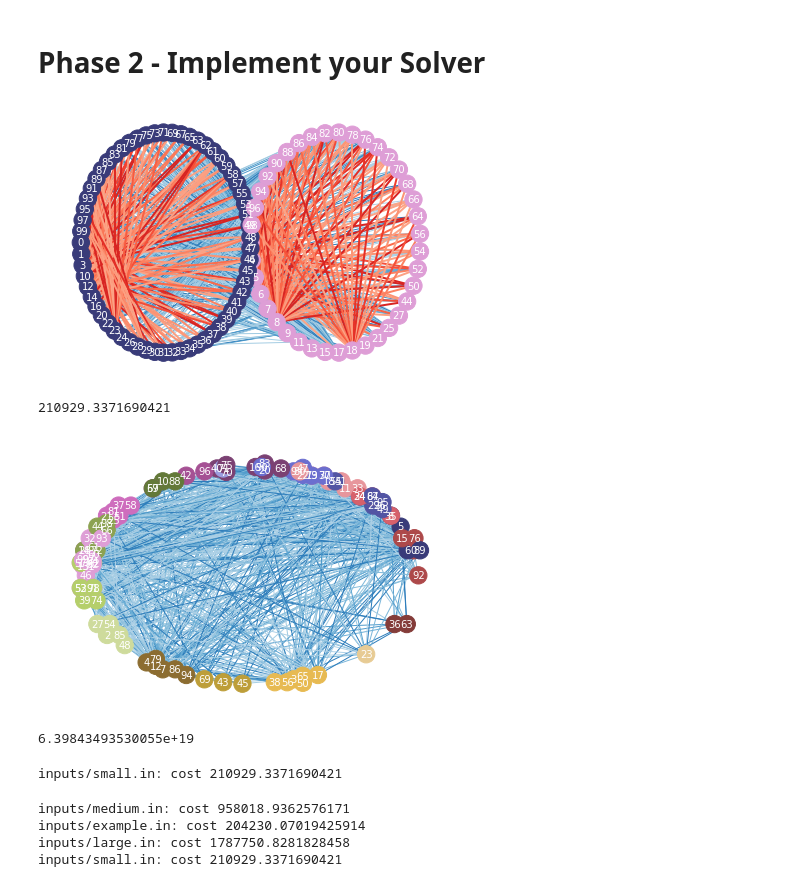
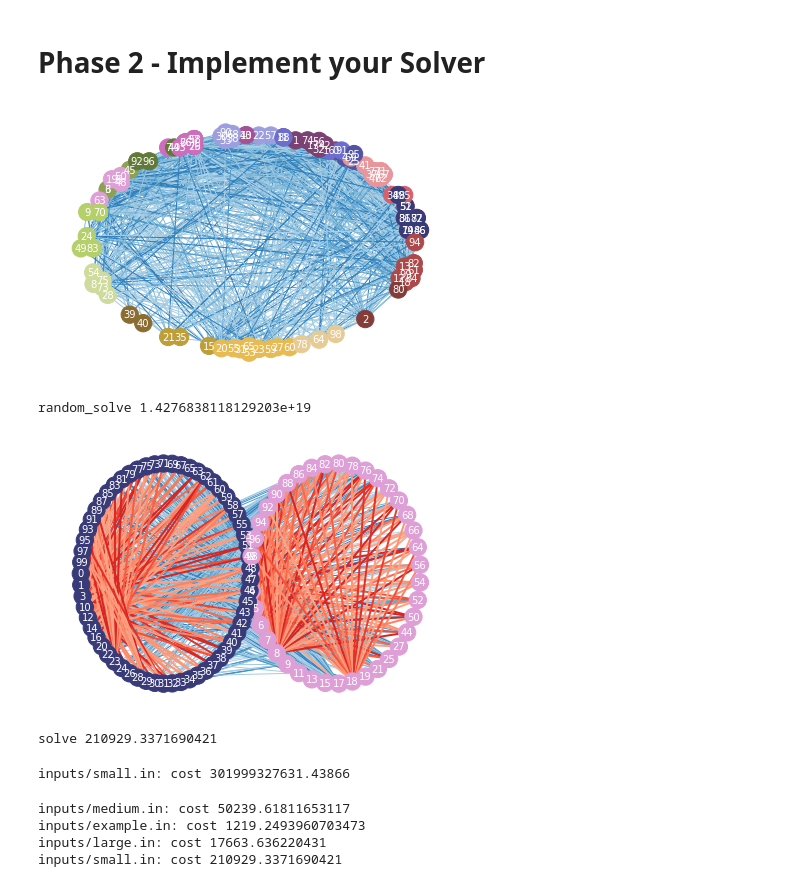
Before and after one commit to riensou/CS-170-Project-Fa22, a Jupyter notebook: main.ipynb, the cells around one changed output. Cells and saved outputs as stored; diff of their text form; code cells hidden in the pictures.

```diff
--- a/main.ipynb
+++ b/main.ipynb
@@ -116,29 +163,41 @@ def solve(G: nx.Graph):
+# %%
+# Assign a team to v with G.nodes[v]['team'] = team_id
+# Access the team of v with team_id = G.nodes[v]['team']
+
+def solve(G: nx.Graph):
+
+    # TODO: Try updating specific nodes, and seeing which changes to make based on homework 11 algorithm
+    # TODO: Decrease the amount of nodes updated as time goes on
+    # TODO: Do these steps for k-1, k, and k+1, pick the best
+
+    k = optimize_k(G)
+    max_k_cut_solve(k)(G)
+    validate_output(G)
 # %%
-G = read_input('inputs/small.in')
-max_cut_solve(G)
-validate_output(G)
-visualize(G)
-print(score(G))
+solvers = [random_solve, solve]
 
-G = read_input('inputs/small.in')
-random_solve(G)
-validate_output(G)
-visualize(G)
-print(score(G))
+for solver in solvers:
+    G = read_input('inputs/small.in')
+    solver(G)
+    validate_output(G)
+    visualize(G)
+    print(solver.__name__, score(G))
 # %% [output]
-[figure, old version]
+[figure, new version]
-210929.3371690421
+random_solve 1.4276838118129203e+19
-[figure, old version]
+[figure, new version]
-6.39843493530055e+19
+solve 210929.3371690421
 # %%
-run(max_cut_solve, 'inputs/small.in', 'outputs/small.out', True)
+run(max_k_cut_solve(10), 'inputs/small.in', 'outputs/small.out', True)
 # %% [output]
-inputs/small.in: cost 210929.3371690421
+inputs/small.in: cost 301999327631.43866
-# %%
-run_all(max_cut_solve, 'inputs', 'outputs', True)
-tar('outputs', True)
-# %% [output]
-inputs/medium.in: cost 958018.9362576171
-inputs/example.in: cost 204230.07019425914
-inputs/large.in: cost 1787750.8281828458
-inputs/small.in: cost 210929.3371690421
+# %%
+# TODO: record the best solutions by only saving if the score is only than the previous best for that file
+
+run_all(solve, 'inputs', 'outputs', True)
+tar('outputs', True)
+# %% [output]
+inputs/medium.in: cost 50239.61811653117
+inputs/example.in: cost 1219.2493960703473
+inputs/large.in: cost 17663.636220431
+inputs/small.in: cost 210929.3371690421
```
Also changed, not shown: parts of 3 cells of this notebook, 4 other files.
